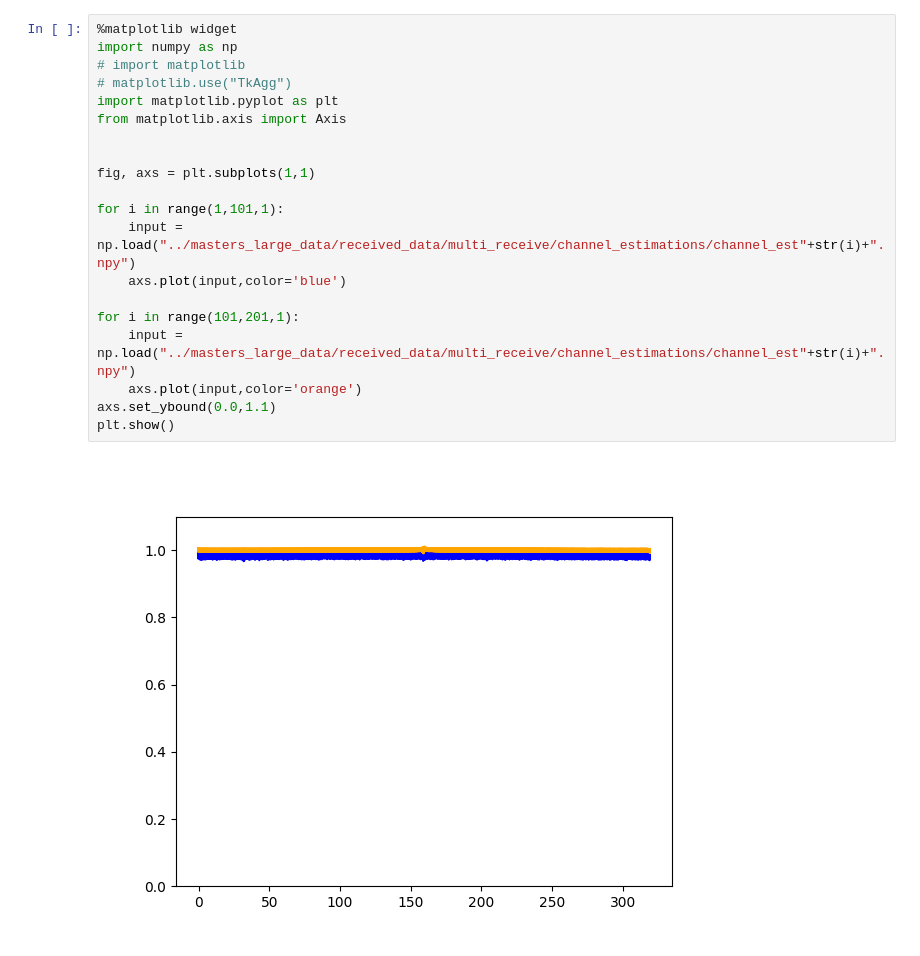
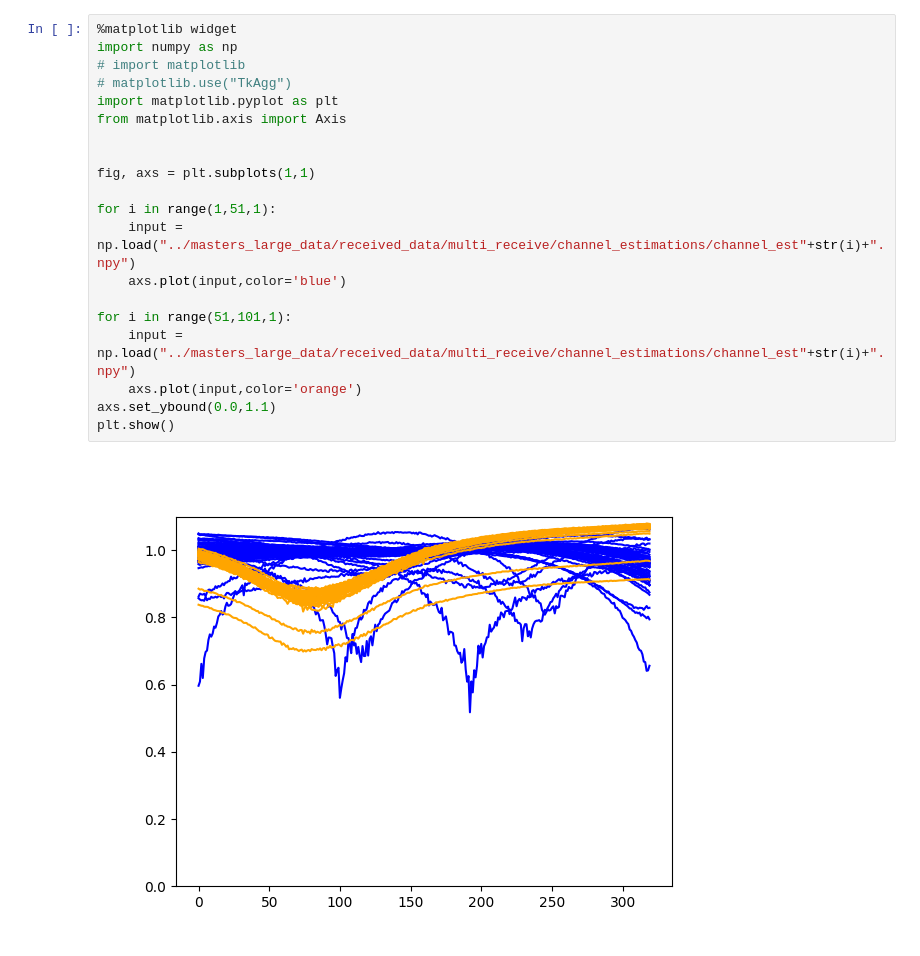
Before and after one commit to roryschram/masters, a Jupyter notebook: waveform_processing_multi_capture/simple_signal/visual_check.ipynb, the cells around one changed output. Saved outputs shown, nothing was run; the diff lists cells and outputs as text.

```diff
--- a/waveform_processing_multi_capture/simple_signal/visual_check.ipynb
+++ b/waveform_processing_multi_capture/simple_signal/visual_check.ipynb
@@ -1,22 +1,22 @@
 # %%
 %matplotlib widget
 import numpy as np
 # import matplotlib
 # matplotlib.use("TkAgg")
 import matplotlib.pyplot as plt
 from matplotlib.axis import Axis
 
 
 fig, axs = plt.subplots(1,1)
 
-for i in range(1,101,1):
+for i in range(1,51,1):
     input = np.load("../masters_large_data/received_data/multi_receive/channel_estimations/channel_est"+str(i)+".npy")
     axs.plot(input,color='blue')
 
-for i in range(101,201,1):
+for i in range(51,101,1):
     input = np.load("../masters_large_data/received_data/multi_receive/channel_estimations/channel_est"+str(i)+".npy")
     axs.plot(input,color='orange')
 axs.set_ybound(0.0,1.1)
 plt.show()
 # %% [output]
-[figure, old version]
+[figure, new version]
```
Also changed, not shown: 7 other files.
